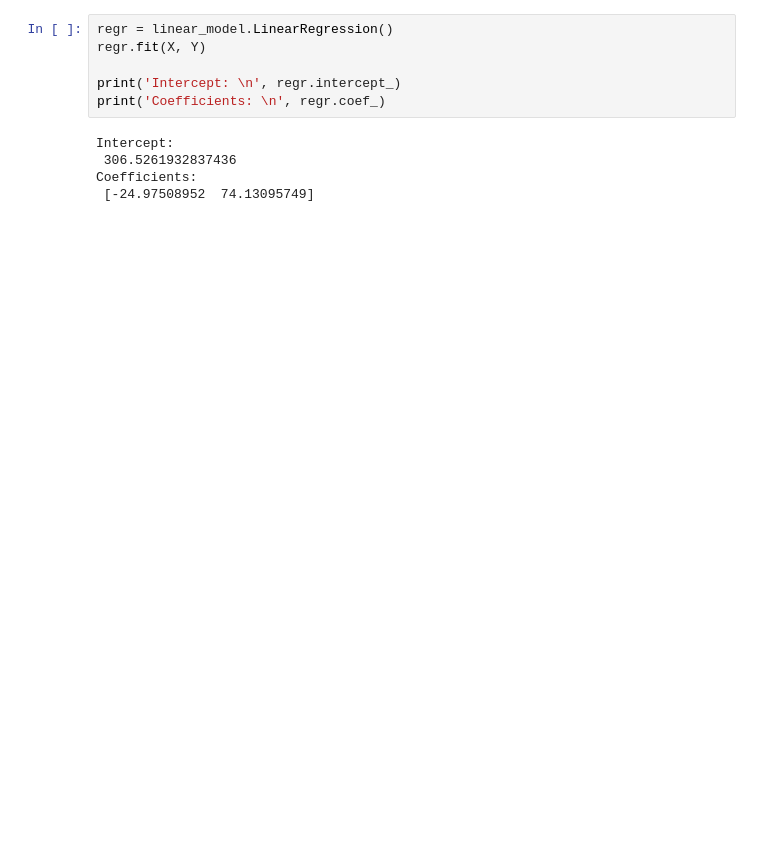
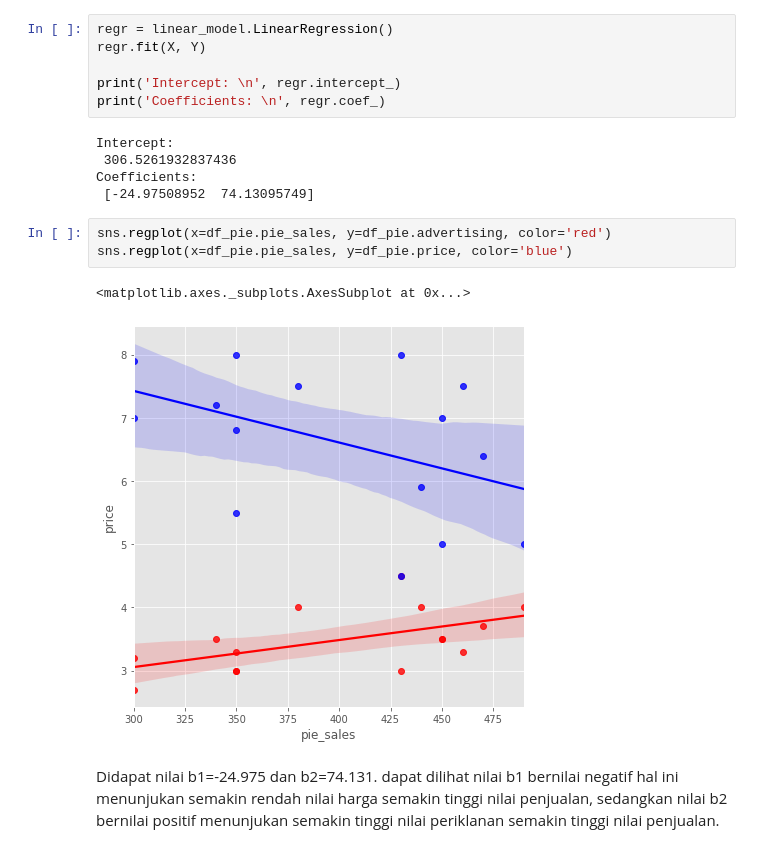
Before and after one commit to abduhsalam/Regression-Analyst, a Jupyter notebook: Multi_Regression.ipynb, the cells around one changed output. Saved outputs shown, nothing was run; the diff lists cells and outputs as text; blank space fills up the shorter version.

```diff
--- a/Multi_Regression.ipynb
+++ b/Multi_Regression.ipynb
@@ -45,3 +60,13 @@ Intercept:
  306.5261932837436
 Coefficients:
  [-24.97508952  74.13095749]
+# %%
+sns.regplot(x=df_pie.pie_sales, y=df_pie.advertising, color='red')
+sns.regplot(x=df_pie.pie_sales, y=df_pie.price, color='blue')
+# %% [output]
+<matplotlib.axes._subplots.AxesSubplot at 0x...>
+[figure, added]
+# %% [markdown]
+Didapat nilai b1=-24.975 dan b2=74.131.
+dapat dilihat nilai b1 bernilai negatif hal ini menunjukan semakin rendah nilai harga semakin tinggi nilai penjualan,
+sedangkan nilai b2 bernilai positif menunjukan semakin tinggi nilai periklanan semakin tinggi nilai penjualan.
```
Also changed, not shown: parts of 7 cells of this notebook.
